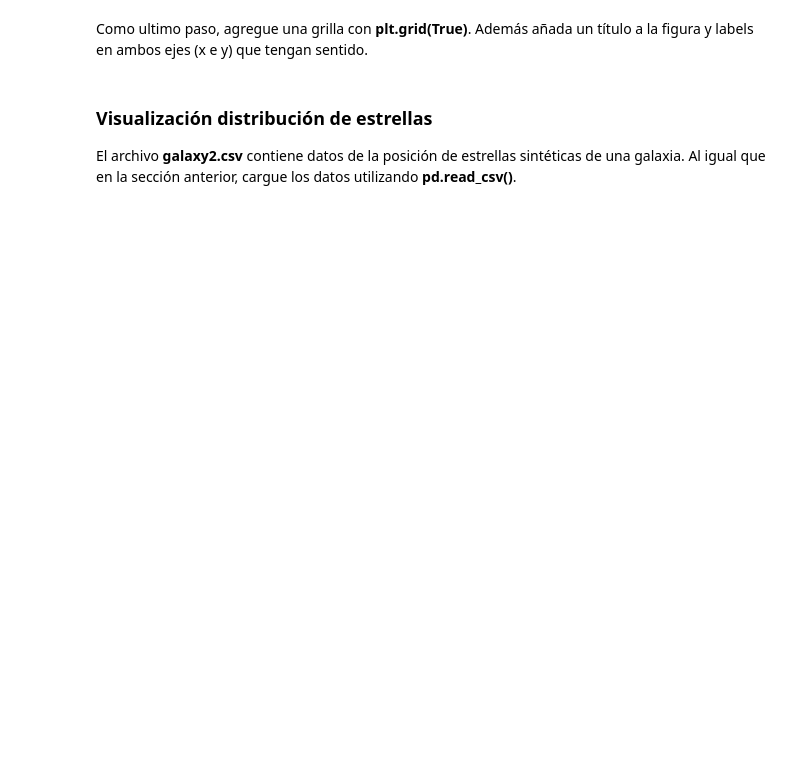
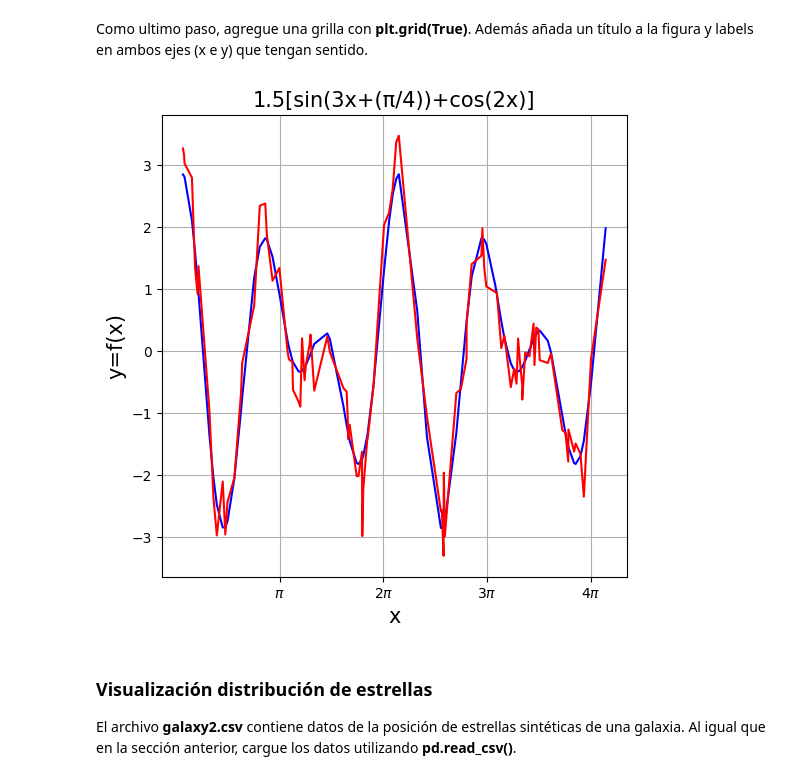
Before and after one commit to Morales-Andres/Tarea-1, a Jupyter notebook: Tarea_1.ipynb, the cells around one changed output. Saved outputs shown, nothing was run; the diff lists cells and outputs as text; code cells hidden in the pictures; blank space fills up the shorter version.

```diff
--- a/Tarea_1.ipynb
+++ b/Tarea_1.ipynb
@@ -437,5 +453,18 @@ xticks_labels = [r'$\pi$', r'$2\pi$', r'$3\pi$', r'$4\pi$']
 # %% [markdown]
 Como ultimo paso, agregue una grilla con **plt.grid(True)**. Además añada un título a la figura y labels en ambos ejes (x e y) que tengan sentido.
+# %%
+plt.figure(figsize = (6, 6))
+plt.plot(x_arr,y, color='b')
+fig_2 = plt.plot(x_arr, y + ruido, color='r')
+plt.xticks(ticks=x_positions, labels=xticks_labels)
+plt.grid(True)
+
+plt.xlabel('x', fontsize=15)
+plt.ylabel('y=f(x)', fontsize=15)
+plt.title('1.5[sin(3x+(π/4))+cos(2x)]', fontsize=15)
+plt.show()
+# %% [output]
+[figure, added]
 # %% [markdown]
 ### Visualización distribución de estrellas
 
```
Also changed, not shown: parts of 18 cells of this notebook.
